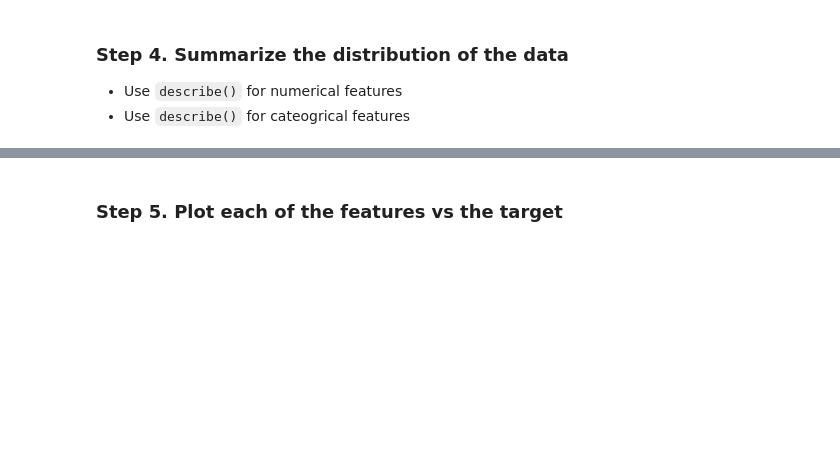
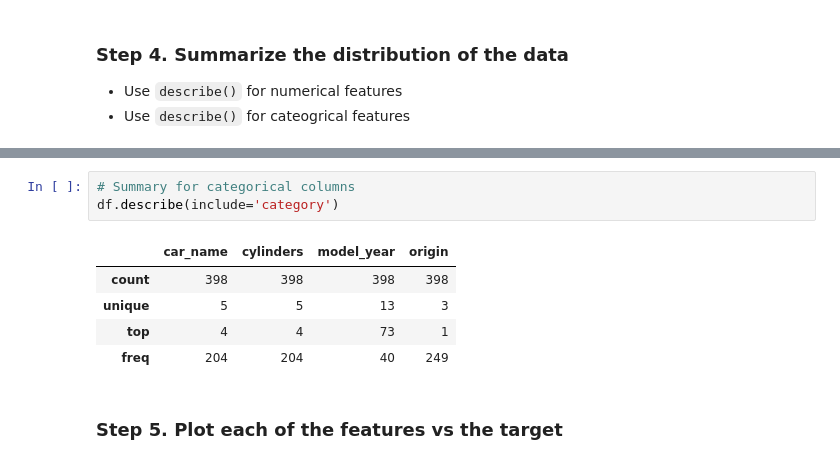
Before and after one commit to ibtihalalf/Exercises1, a Jupyter notebook: Week3/M2/ex2_multi_reg.ipynb, the cells around one changed output, grey strips where cells are left out. Drawn from its saved outputs; the diff is of its cells as text; blank space fills up the shorter version.

```diff
--- a/Week3/M2/ex2_multi_reg.ipynb
+++ b/Week3/M2/ex2_multi_reg.ipynb
@@ -71,3 +85,12 @@ y shape :  (398,)
+# %%
+# Summary for categorical columns
+df.describe(include='category')
+# %% [output]
+|  | car_name | cylinders | model_year | origin |
+| count | 398 | 398 | 398 | 398 |
+| unique | 5 | 5 | 13 | 3 |
+| top | 4 | 4 | 73 | 1 |
+| freq | 204 | 204 | 40 | 249 |
 # %% [markdown]
 ### Step 5. Plot each of the features vs the target
 # %% [markdown]
```
Also changed, not shown: parts of 4 cells of this notebook.
